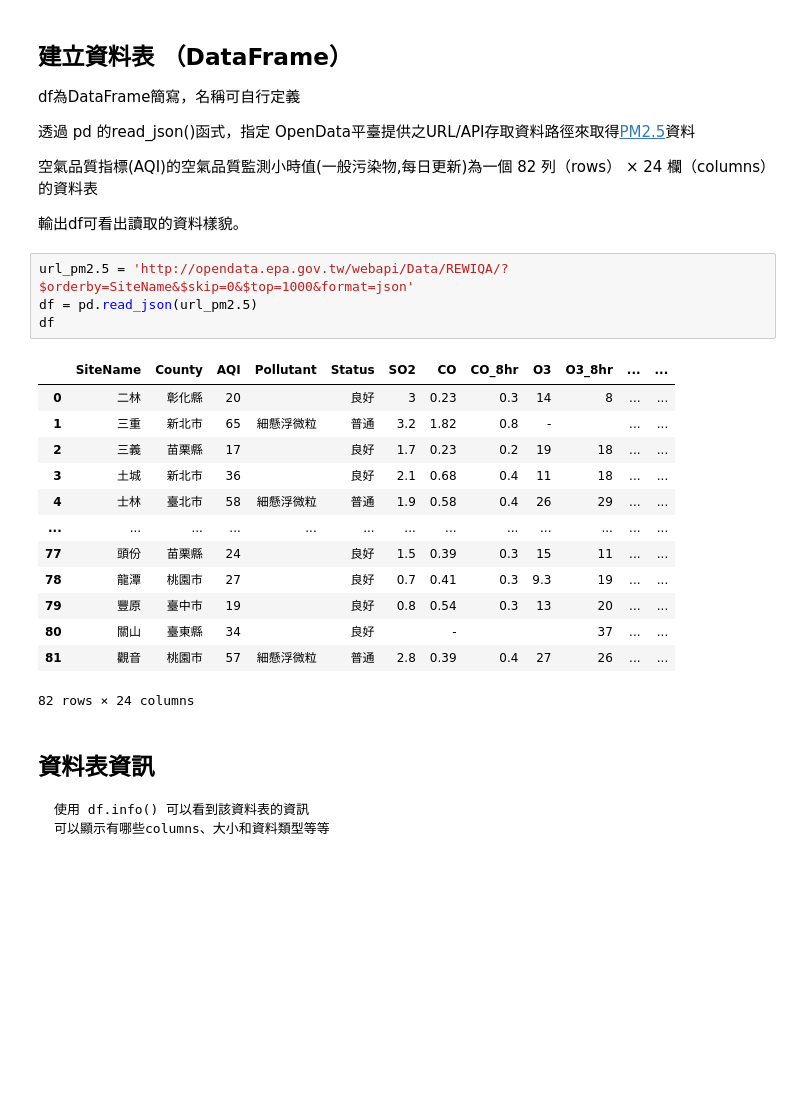
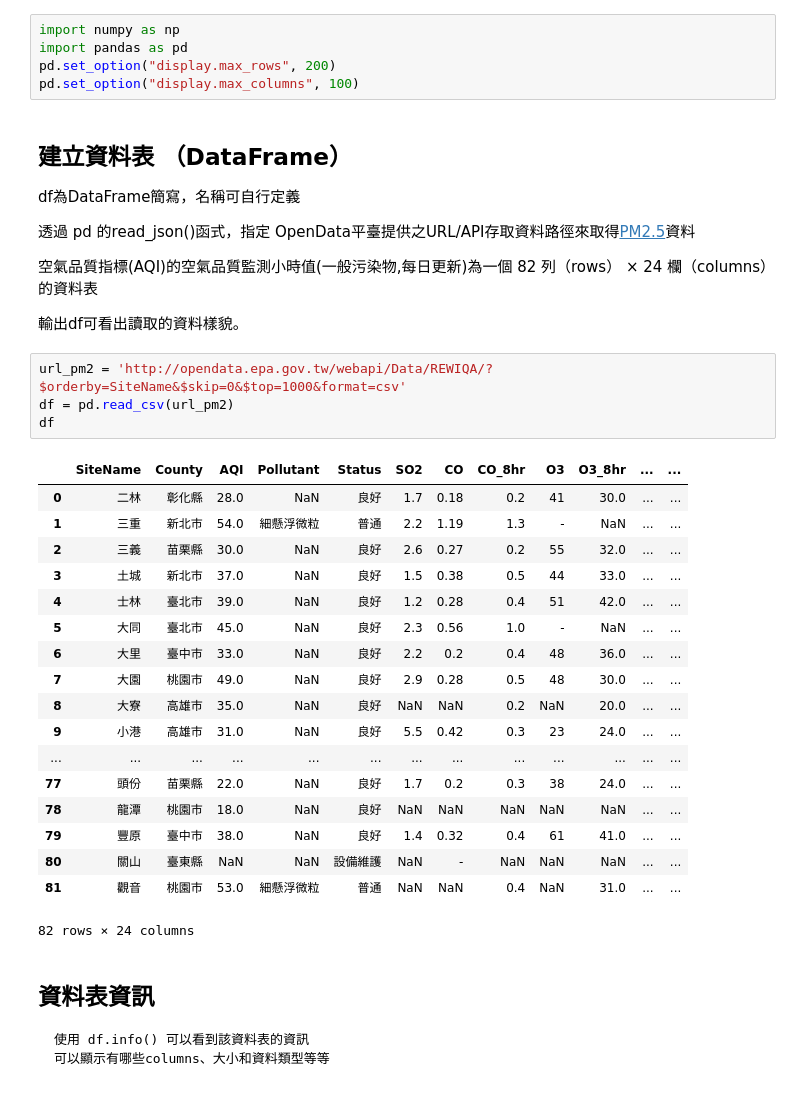
Before and after one commit to NDHUGE10802/Class_Information, a Jupyter notebook: PM2.5.ipynb, the cells around one changed output. Drawn from its saved outputs; the diff is of its cells as text; blank space fills up the shorter version.

```diff
--- a/PM2.5.ipynb
+++ b/PM2.5.ipynb
@@ -7,3 +5,8 @@ import pandas as pd
+# %%
+import numpy as np
+import pandas as pd
+pd.set_option("display.max_rows", 200)
+pd.set_option("display.max_columns", 100)
 # %% [markdown]
 ## 建立資料表 （DataFrame）
 df為DataFrame簡寫，名稱可自行定義
@@ -14,22 +17,27 @@ df為DataFrame簡寫，名稱可自行定義
 
 輸出df可看出讀取的資料樣貌。
 # %%
-url_pm2.5 = 'http://opendata.epa.gov.tw/webapi/Data/REWIQA/?$orderby=SiteName&$skip=0&$top=1000&format=json'
-df = pd.read_json(url_pm2.5)
+url_pm2 = 'http://opendata.epa.gov.tw/webapi/Data/REWIQA/?$orderby=SiteName&$skip=0&$top=1000&format=csv'
+df = pd.read_csv(url_pm2)
 df
 # %% [output]
 |  | SiteName | County | AQI | Pollutant | Status | SO2 | CO | CO_8hr | O3 | O3_8hr | ... | ... |
-| 0 | 二林 | 彰化縣 | 20 |  | 良好 | 3 | 0.23 | 0.3 | 14 | 8 | ... | ... |
-| 1 | 三重 | 新北市 | 65 | 細懸浮微粒 | 普通 | 3.2 | 1.82 | 0.8 | - |  | ... | ... |
-| 2 | 三義 | 苗栗縣 | 17 |  | 良好 | 1.7 | 0.23 | 0.2 | 19 | 18 | ... | ... |
-| 3 | 土城 | 新北市 | 36 |  | 良好 | 2.1 | 0.68 | 0.4 | 11 | 18 | ... | ... |
-| 4 | 士林 | 臺北市 | 58 | 細懸浮微粒 | 普通 | 1.9 | 0.58 | 0.4 | 26 | 29 | ... | ... |
+| 0 | 二林 | 彰化縣 | 28.0 | NaN | 良好 | 1.7 | 0.18 | 0.2 | 41 | 30.0 | ... | ... |
+| 1 | 三重 | 新北市 | 54.0 | 細懸浮微粒 | 普通 | 2.2 | 1.19 | 1.3 | - | NaN | ... | ... |
+| 2 | 三義 | 苗栗縣 | 30.0 | NaN | 良好 | 2.6 | 0.27 | 0.2 | 55 | 32.0 | ... | ... |
+| 3 | 土城 | 新北市 | 37.0 | NaN | 良好 | 1.5 | 0.38 | 0.5 | 44 | 33.0 | ... | ... |
+| 4 | 士林 | 臺北市 | 39.0 | NaN | 良好 | 1.2 | 0.28 | 0.4 | 51 | 42.0 | ... | ... |
+| 5 | 大同 | 臺北市 | 45.0 | NaN | 良好 | 2.3 | 0.56 | 1.0 | - | NaN | ... | ... |
+| 6 | 大里 | 臺中市 | 33.0 | NaN | 良好 | 2.2 | 0.2 | 0.4 | 48 | 36.0 | ... | ... |
+| 7 | 大園 | 桃園市 | 49.0 | NaN | 良好 | 2.9 | 0.28 | 0.5 | 48 | 30.0 | ... | ... |
+| 8 | 大寮 | 高雄市 | 35.0 | NaN | 良好 | NaN | NaN | 0.2 | NaN | 20.0 | ... | ... |
+| 9 | 小港 | 高雄市 | 31.0 | NaN | 良好 | 5.5 | 0.42 | 0.3 | 23 | 24.0 | ... | ... |
 | ... | ... | ... | ... | ... | ... | ... | ... | ... | ... | ... | ... | ... |
-| 77 | 頭份 | 苗栗縣 | 24 |  | 良好 | 1.5 | 0.39 | 0.3 | 15 | 11 | ... | ... |
-| 78 | 龍潭 | 桃園市 | 27 |  | 良好 | 0.7 | 0.41 | 0.3 | 9.3 | 19 | ... | ... |
-| 79 | 豐原 | 臺中市 | 19 |  | 良好 | 0.8 | 0.54 | 0.3 | 13 | 20 | ... | ... |
-| 80 | 關山 | 臺東縣 | 34 |  | 良好 |  | - |  |  | 37 | ... | ... |
-| 81 | 觀音 | 桃園市 | 57 | 細懸浮微粒 | 普通 | 2.8 | 0.39 | 0.4 | 27 | 26 | ... | ... |
+| 77 | 頭份 | 苗栗縣 | 22.0 | NaN | 良好 | 1.7 | 0.2 | 0.3 | 38 | 24.0 | ... | ... |
+| 78 | 龍潭 | 桃園市 | 18.0 | NaN | 良好 | NaN | NaN | NaN | NaN | NaN | ... | ... |
+| 79 | 豐原 | 臺中市 | 38.0 | NaN | 良好 | 1.4 | 0.32 | 0.4 | 61 | 41.0 | ... | ... |
+| 80 | 關山 | 臺東縣 | NaN | NaN | 設備維護 | NaN | - | NaN | NaN | NaN | ... | ... |
+| 81 | 觀音 | 桃園市 | 53.0 | 細懸浮微粒 | 普通 | NaN | NaN | 0.4 | NaN | 31.0 | ... | ... |
 82 rows × 24 columns
 # %% [markdown]
 ## 資料表資訊
```
Also changed, not shown: parts of 13 cells of this notebook.
